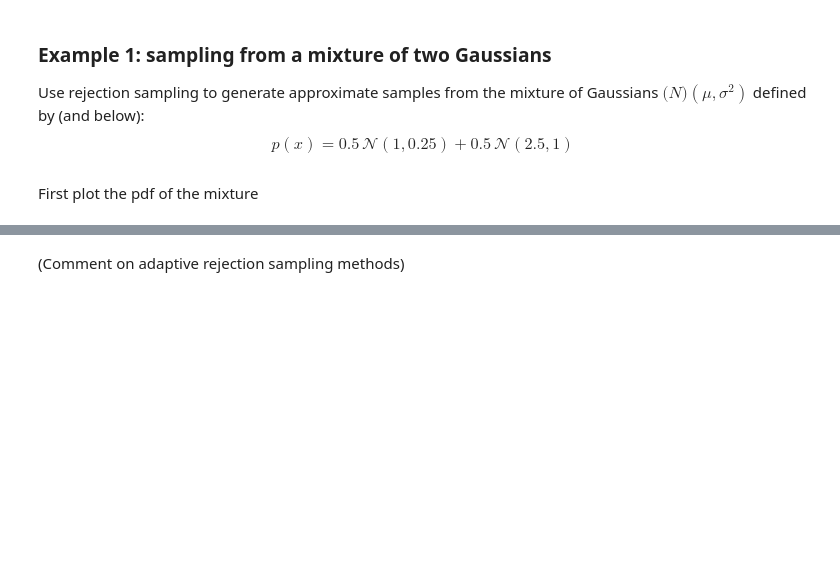
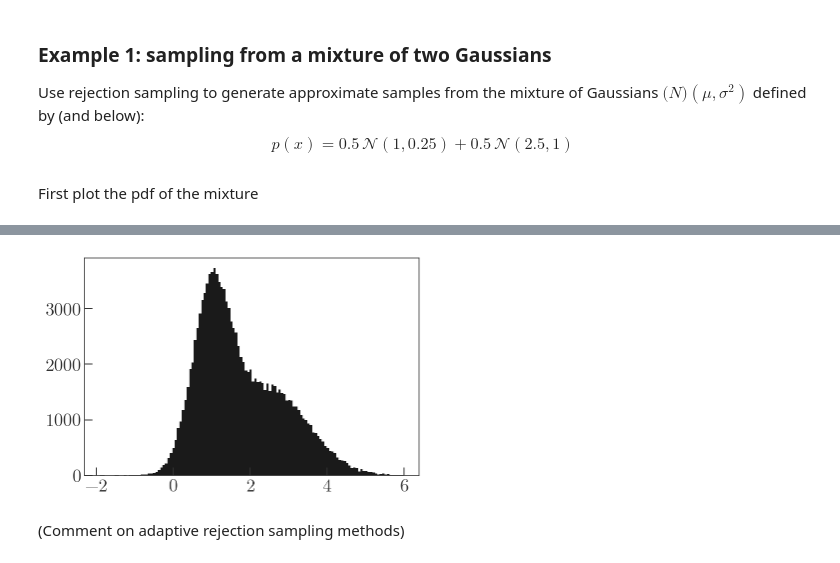
Before and after one commit to adrn/AST542, a Jupyter notebook: notebooks/Sampling from probability distributions.ipynb, the cells around one changed output, grey strips where cells are left out. Drawn from its saved outputs; the diff is of its cells as text; code cells hidden in the pictures; blank space fills up the shorter version.

```diff
--- a/notebooks/Sampling from probability distributions.ipynb
+++ b/notebooks/Sampling from probability distributions.ipynb
@@ -131,3 +152,14 @@ First plot the pdf of the mixture
+# %%
+N = 500000
+x_sample = np.random.uniform(-2, 6, size=N)
+y_sample = np.random.uniform(0, 0.5, size=N)
+
+idx = y_sample < gaussian_mixture(x_sample)
+x = x_sample[idx]
+
+n,_,_ = plt.hist(x, bins='auto')
+# %% [output]
+[figure, added]
 # %% [markdown]
 (Comment on adaptive rejection sampling methods)
 # %% [markdown]
```
Also changed, not shown: parts of 9 cells of this notebook.
